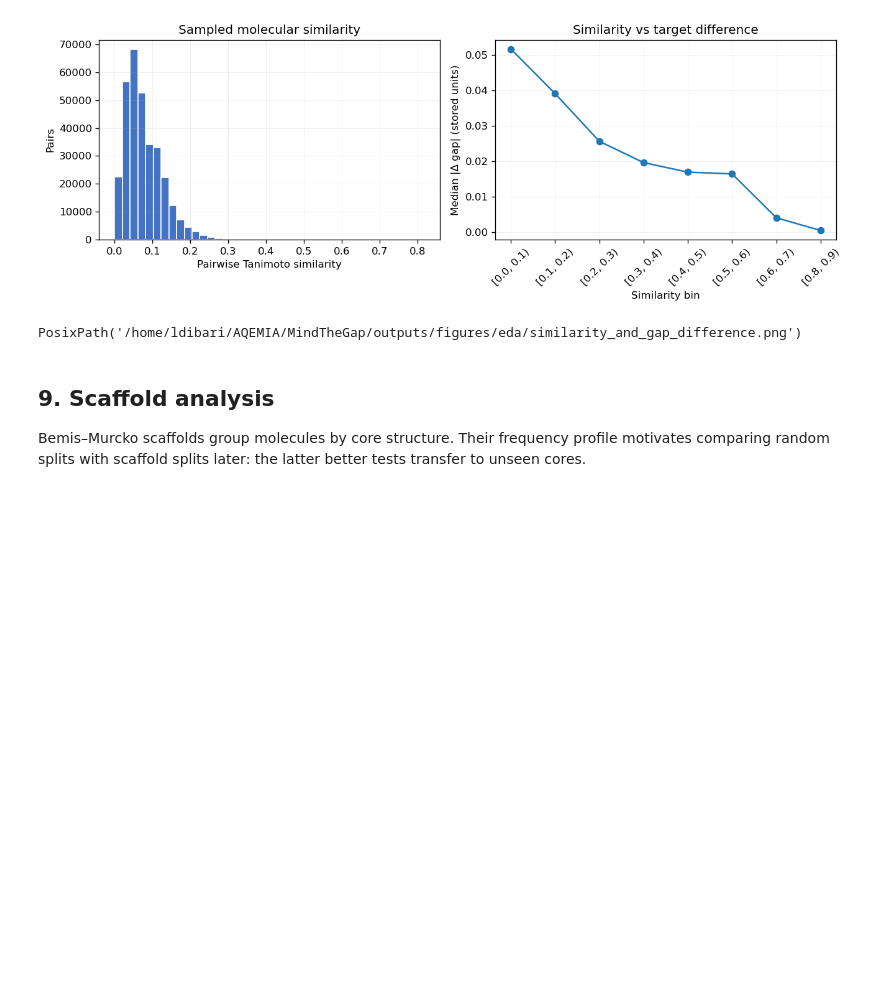
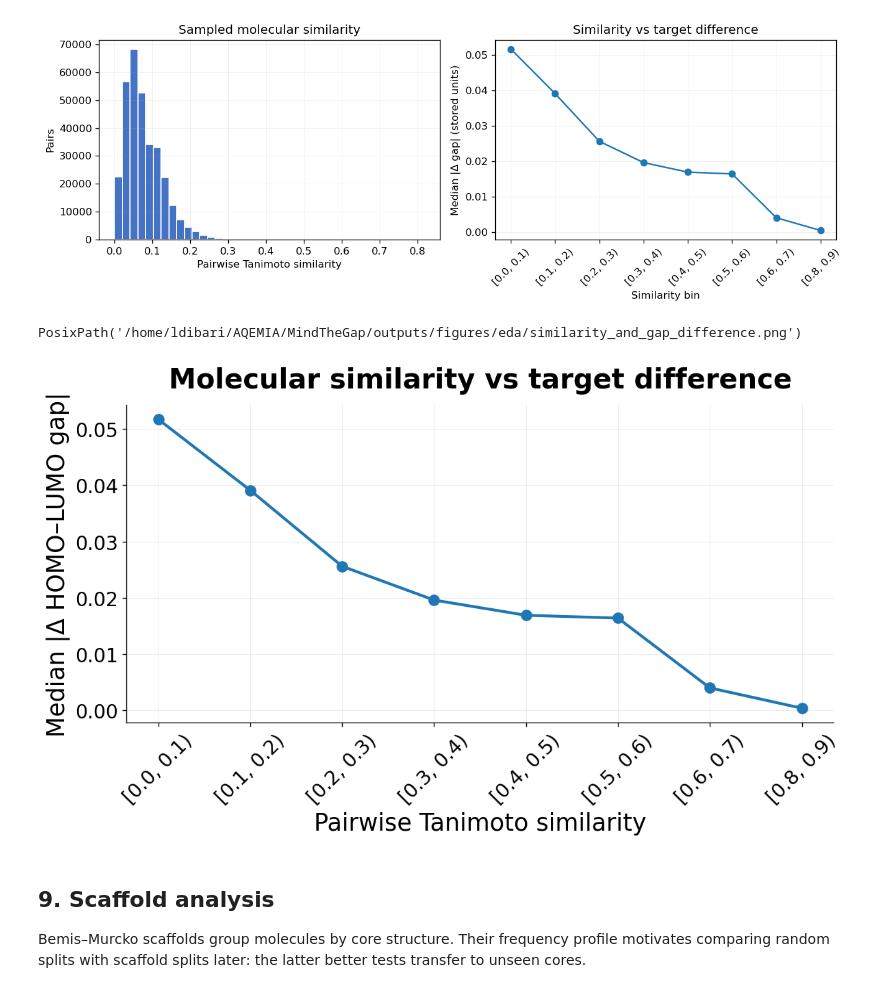
Before and after one commit to leonardodibari/MindTheGap, a Jupyter notebook: notebooks/01_preliminary_data_analysis.ipynb, the cells around one changed output. Drawn from its saved outputs; the diff is of its cells as text; code cells hidden in the pictures; blank space fills up the shorter version.

```diff
--- a/notebooks/01_preliminary_data_analysis.ipynb
+++ b/notebooks/01_preliminary_data_analysis.ipynb
@@ -398,6 +448,62 @@ save_figure("similarity_and_gap_difference", FIGURE_DIR)
 | 9 | [0.9, 1.0) | 0 | NaN |
 [figure]
 PosixPath('/home/ldibari/AQEMIA/MindTheGap/outputs/figures/eda/similarity_and_gap_difference.png')
+# %%
+valid_bins = similarity_table["pair_count"] > 0
+
+fig, ax = plt.subplots(
+    figsize=(10, 6),
+    constrained_layout=True
+)
+
+ax.plot(
+    similarity_table.loc[valid_bins, "similarity_bin"],
+    similarity_table.loc[valid_bins, "median_absolute_gap_difference"],
+    marker="o",
+    markersize=9,
+    linewidth=2.5
+)
+
+ax.set_title(
+    "Molecular similarity vs target difference",
+    fontsize=24,
+    fontweight="bold",
+    pad=15
+)
+
+ax.set_xlabel(
+    "Pairwise Tanimoto similarity",
+    fontsize=21
+)
+
+ax.set_ylabel(
+    "Median |Δ HOMO–LUMO gap|",
+    fontsize=21
+)
+
+ax.tick_params(
+    axis="x",
+    labelsize=17,
+    rotation=45
+)
+
+ax.tick_params(
+    axis="y",
+    labelsize=17
+)
+
+ax.grid(alpha=0.25)
+ax.spines["top"].set_visible(False)
+ax.spines["right"].set_visible(False)
+
+save_figure(
+    "similarity_vs_gap_difference_ppt",
+    FIGURE_DIR
+)
+
+plt.show()
+# %% [output]
+[figure, added]
 # %% [markdown]
 ## 9. Scaffold analysis
 
```
Also changed, not shown: parts of 2 cells of this notebook, 6 other files.
